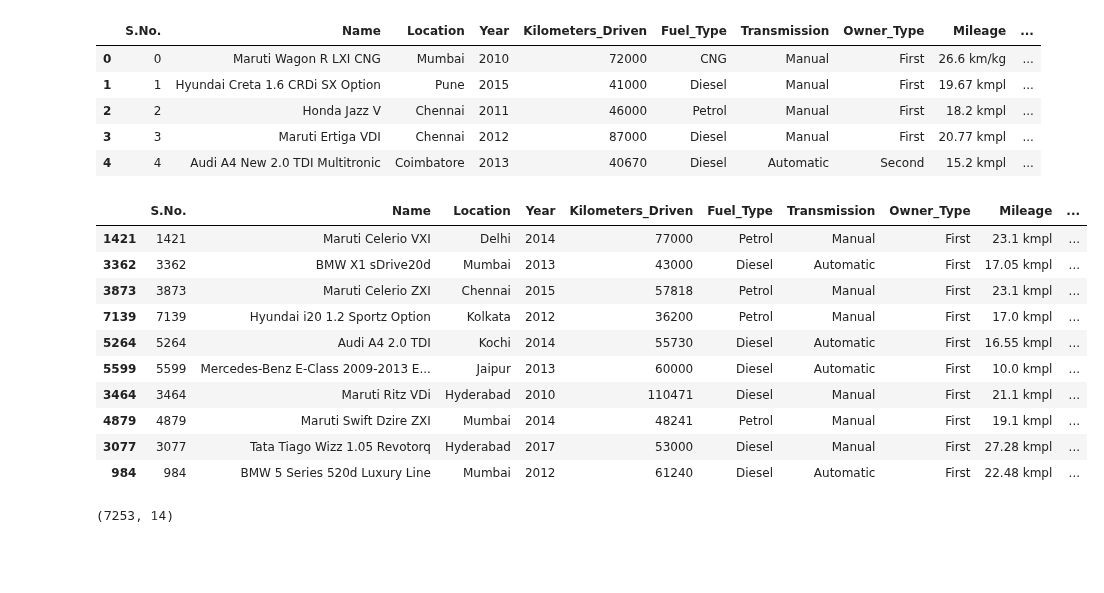
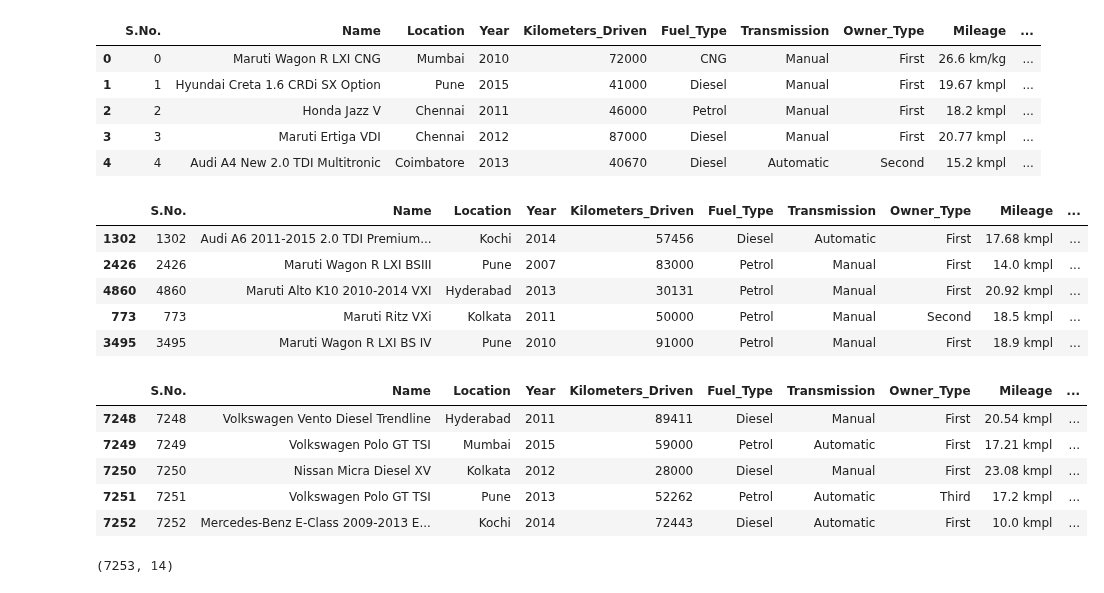
Before and after one commit to liangym2014/Data-science-and-machine-learning, a Jupyter notebook: 2.Cars4U_Project_Solution_Yanming.ipynb, the cells around one changed output. Drawn from its saved outputs; the diff is of its cells as text; code cells hidden in the pictures; blank space fills up the shorter version.

```diff
--- a/2.Cars4U_Project_Solution_Yanming.ipynb
+++ b/2.Cars4U_Project_Solution_Yanming.ipynb
@@ -54,19 +57,23 @@ df.head()   # display the first 5 rows
 | 3 | 3 | Maruti Ertiga VDI | Chennai | 2012 | 87000 | Diesel | Manual | First | 20.77 kmpl | ... |
 | 4 | 4 | Audi A4 New 2.0 TDI Multitronic | Coimbatore | 2013 | 40670 | Diesel | Automatic | Second | 15.2 kmpl | ... |
 # %%
-df.sample(10)   # randomly display 10 rows
+df.sample(5)   # randomly display 5 rows
 # %% [output]
 |  | S.No. | Name | Location | Year | Kilometers_Driven | Fuel_Type | Transmission | Owner_Type | Mileage | ... |
-| 1421 | 1421 | Maruti Celerio VXI | Delhi | 2014 | 77000 | Petrol | Manual | First | 23.1 kmpl | ... |
-| 3362 | 3362 | BMW X1 sDrive20d | Mumbai | 2013 | 43000 | Diesel | Automatic | First | 17.05 kmpl | ... |
-| 3873 | 3873 | Maruti Celerio ZXI | Chennai | 2015 | 57818 | Petrol | Manual | First | 23.1 kmpl | ... |
-| 7139 | 7139 | Hyundai i20 1.2 Sportz Option | Kolkata | 2012 | 36200 | Petrol | Manual | First | 17.0 kmpl | ... |
-| 5264 | 5264 | Audi A4 2.0 TDI | Kochi | 2014 | 55730 | Diesel | Automatic | First | 16.55 kmpl | ... |
-| 5599 | 5599 | Mercedes-Benz E-Class 2009-2013 E... | Jaipur | 2013 | 60000 | Diesel | Automatic | First | 10.0 kmpl | ... |
-| 3464 | 3464 | Maruti Ritz VDi | Hyderabad | 2010 | 110471 | Diesel | Manual | First | 21.1 kmpl | ... |
-| 4879 | 4879 | Maruti Swift Dzire ZXI | Mumbai | 2014 | 48241 | Petrol | Manual | First | 19.1 kmpl | ... |
-| 3077 | 3077 | Tata Tiago Wizz 1.05 Revotorq | Hyderabad | 2017 | 53000 | Diesel | Manual | First | 27.28 kmpl | ... |
-| 984 | 984 | BMW 5 Series 520d Luxury Line | Mumbai | 2012 | 61240 | Diesel | Automatic | First | 22.48 kmpl | ... |
+| 1302 | 1302 | Audi A6 2011-2015 2.0 TDI Premium... | Kochi | 2014 | 57456 | Diesel | Automatic | First | 17.68 kmpl | ... |
+| 2426 | 2426 | Maruti Wagon R LXI BSIII | Pune | 2007 | 83000 | Petrol | Manual | First | 14.0 kmpl | ... |
+| 4860 | 4860 | Maruti Alto K10 2010-2014 VXI | Hyderabad | 2013 | 30131 | Petrol | Manual | First | 20.92 kmpl | ... |
+| 773 | 773 | Maruti Ritz VXi | Kolkata | 2011 | 50000 | Petrol | Manual | Second | 18.5 kmpl | ... |
+| 3495 | 3495 | Maruti Wagon R LXI BS IV | Pune | 2010 | 91000 | Petrol | Manual | First | 18.9 kmpl | ... |
+# %%
+df.tail()  # display the last 5 rwos
+# %% [output]
+|  | S.No. | Name | Location | Year | Kilometers_Driven | Fuel_Type | Transmission | Owner_Type | Mileage | ... |
+| 7248 | 7248 | Volkswagen Vento Diesel Trendline | Hyderabad | 2011 | 89411 | Diesel | Manual | First | 20.54 kmpl | ... |
+| 7249 | 7249 | Volkswagen Polo GT TSI | Mumbai | 2015 | 59000 | Petrol | Automatic | First | 17.21 kmpl | ... |
+| 7250 | 7250 | Nissan Micra Diesel XV | Kolkata | 2012 | 28000 | Diesel | Manual | First | 23.08 kmpl | ... |
+| 7251 | 7251 | Volkswagen Polo GT TSI | Pune | 2013 | 52262 | Petrol | Automatic | Third | 17.2 kmpl | ... |
+| 7252 | 7252 | Mercedes-Benz E-Class 2009-2013 E... | Kochi | 2014 | 72443 | Diesel | Automatic | First | 10.0 kmpl | ... |
 # %%
 df.shape
 # %% [output]
```
Also changed, not shown: parts of 44 cells of this notebook.
